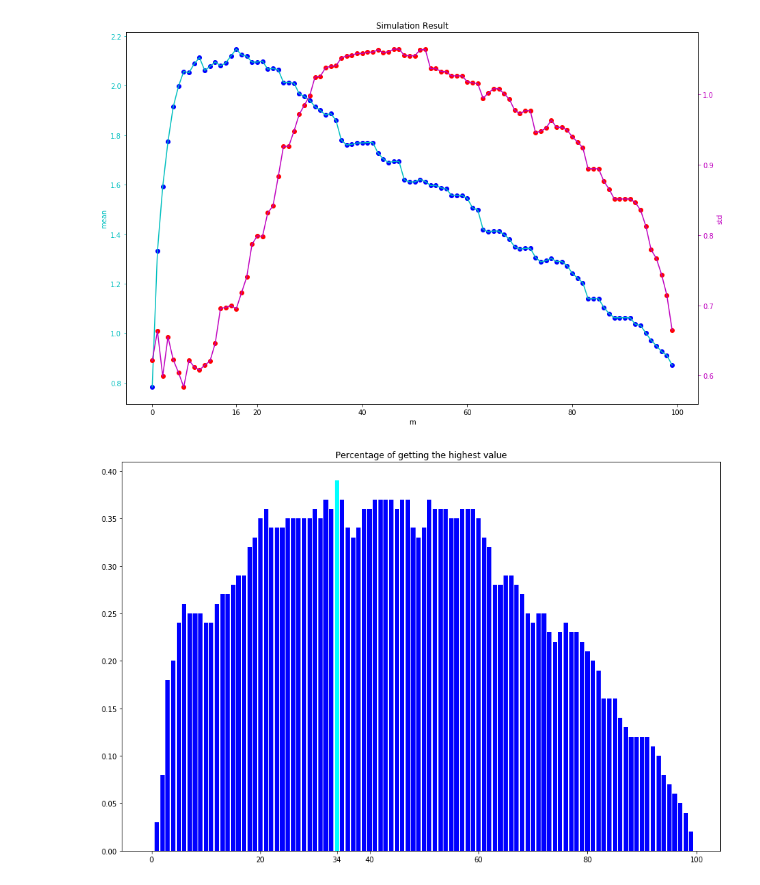
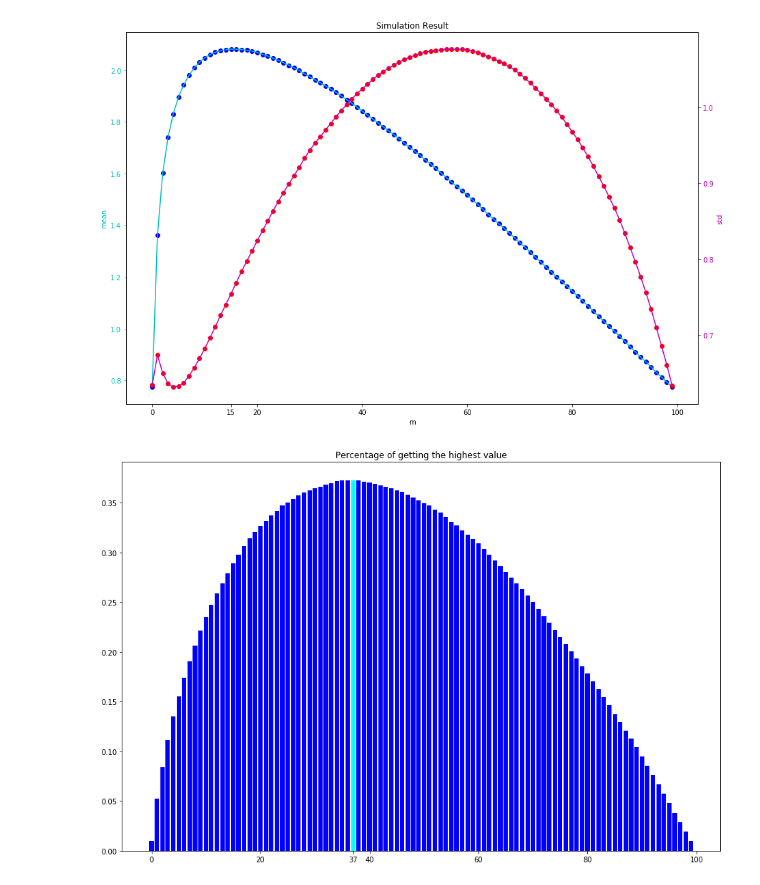
Before and after one commit to ndshen/Rule_37, a Jupyter notebook: Simulation.ipynb, the cells around one changed output. Drawn from its saved outputs; the diff is of its cells as text; code cells hidden in the pictures.

```diff
--- a/Simulation.ipynb
+++ b/Simulation.ipynb
@@ -45,14 +48,14 @@ left_skew_sim.run()
 # %%
 fig, ax = plt.subplots(figsize=(15,10))
 a = 4
 x = np.linspace(skewnorm.ppf(0.01, a), skewnorm.ppf(0.99, a), 100)
 right_rv = skewnorm(a)
 ax.plot(x, right_rv.pdf(x), lw=4, label='frozen pdf', color='#fdc086')
 ax.set_title('pdf of the random variable')
 
-right_skew_sim = simulator(rv=right_rv, sample_size=100, simulate_freq=100, m_scale=100, sample_label='left skew sample')
+right_skew_sim = simulator(rv=right_rv, sample_size=100, simulate_freq=100000, m_scale=100, sample_label='right skew sample')
 right_skew_sim.run()
 # %% [output]
 [figure]
-[figure, old version]
+[figure, new version]
-[figure, old version]
+[figure, new version]
```
Also changed, not shown: parts of 4 cells of this notebook.
